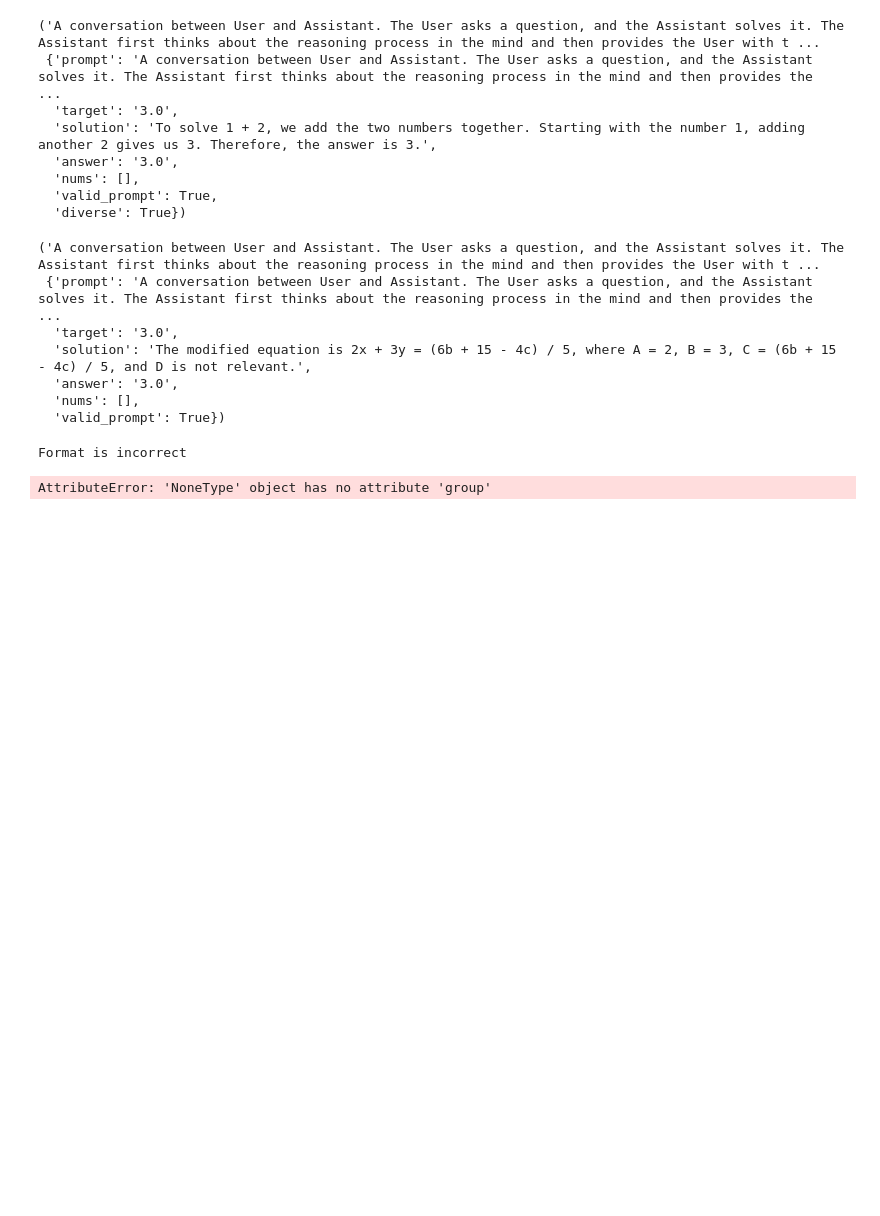
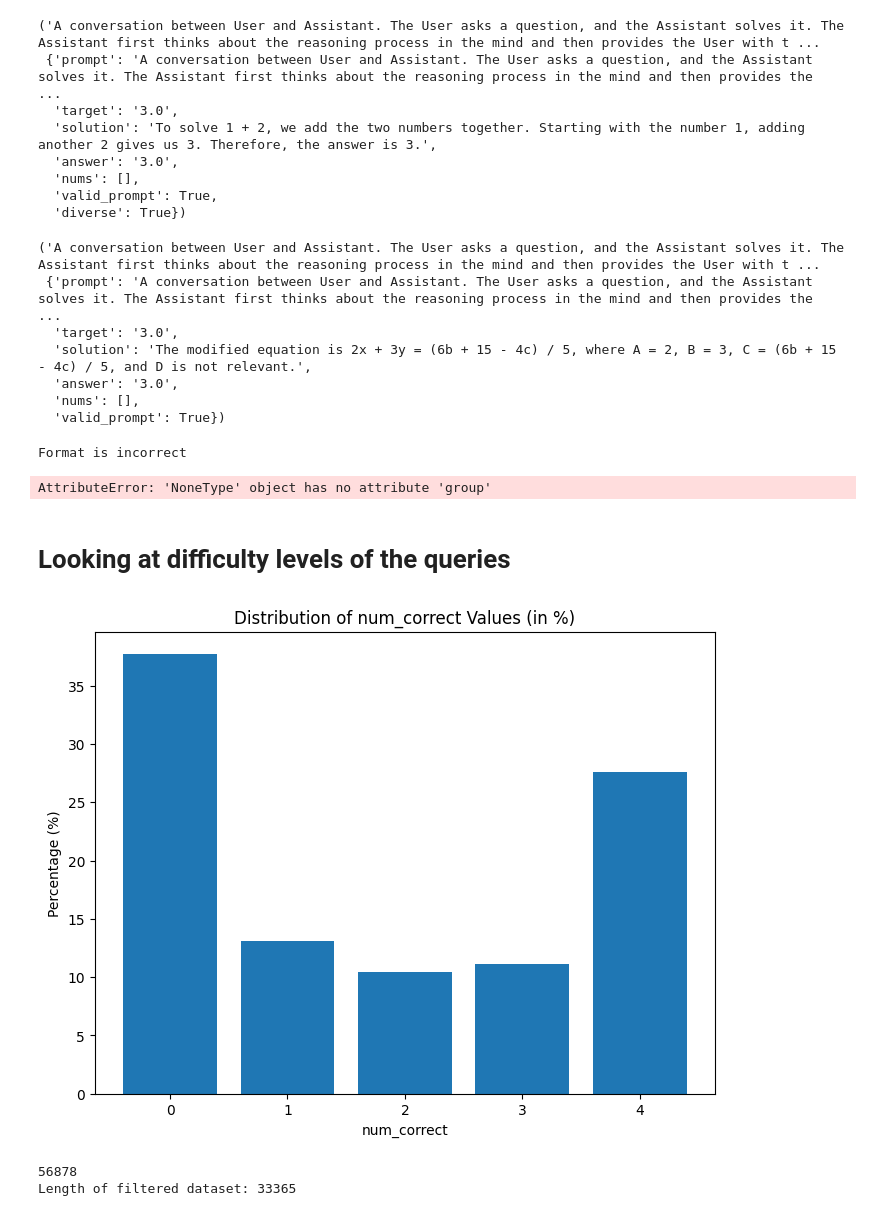
Before and after one commit to KevinH48264/Open-Reasoner-Zero, a Jupyter notebook: experimental/data/inspect.ipynb, the cells around one changed output. Cells and saved outputs as stored; diff of their text form; code cells hidden in the pictures; blank space fills up the shorter version.

```diff
--- a/experimental/data/inspect.ipynb
+++ b/experimental/data/inspect.ipynb
@@ -560,3 +560,82 @@ print(f"Extracted answer: {answer}")
 # %% [output]
 Format is incorrect
 AttributeError: 'NoneType' object has no attribute 'group'
+# %% [markdown]
+# Looking at difficulty levels of the queries
+# %%
+import json
+from collections import Counter
+import matplotlib.pyplot as plt
+
+# Specify the file path
+file_path = '/data/users/kevihuang/projects/Open-Reasoner-Zero/data/orz_math_57k_collected_w_num_correct.json'
+
+# Load the JSON data from the file
+with open(file_path, 'r') as f:
+    data = json.load(f)
+
+# Extract num_correct values from each data entry
+num_correct_list = []
+for entry in data:
+    # Each entry is assumed to be a list of dictionaries.
+    for item in entry:
+        if item.get("from") == "assistant" and "num_correct" in item:
+            num_correct_list.append(item["num_correct"])
+            break  # Stop after finding the first assistant item in this entry
+
+# Compute the frequency distribution using Counter
+distribution = Counter(num_correct_list)
+
+# Calculate total count to convert frequencies to percentages
+total = len(num_correct_list)
+
+# Ensure that all values from 0 to 4 are present in the distribution (set missing keys to 0)
+num_correct_range = list(range(5))
+freq_values = [distribution.get(i, 0) for i in num_correct_range]
+
+# Convert frequencies to percentages
+percent_values = [(freq / total) * 100 for freq in freq_values]
+
+# Visualize the distribution as percentages
+plt.figure(figsize=(8, 6))
+plt.bar(num_correct_range, percent_values, tick_label=num_correct_range)
+plt.xlabel("num_correct")
+plt.ylabel("Percentage (%)")
+plt.title("Distribution of num_correct Values (in %)")
+plt.show()
+# %% [output]
+[figure, added]
+# %%
+# Save the easiest 50% of questions
+
+import json
+
+# Define file paths for input and output
+input_file = '/data/users/kevihuang/projects/Open-Reasoner-Zero/data/orz_math_57k_collected_w_num_correct.json'
+output_file = '/data/users/kevihuang/projects/Open-Reasoner-Zero/data/orz_math_57k_collected_w_num_correct_easiest_half.json'
+
+# Load the original dataset
+with open(input_file, 'r') as f:
+    data = json.load(f)
+print(len(data))
+
+# Filter entries: for each entry (assumed to be a list of dictionaries),
+# include it only if the first assistant item with "num_correct" has a value
+# not equal to 0 or 1.
+filtered_data = []
+for entry in data:
+    for item in entry:
+        if "num_correct" in item:
+            if item["num_correct"] not in [0, 1]:
+                filtered_data.append(entry)
+            break  # Stop after processing the first assistant item
+
+# Save the filtered dataset to the new file
+with open(output_file, 'w') as f:
+    json.dump(filtered_data, f, indent=2)
+
+# Print the number of entries in the filtered dataset
+print("Length of filtered dataset:", len(filtered_data))
+# %% [output]
+56878
+Length of filtered dataset: 33365
```
Also changed, not shown: parts of 42 cells of this notebook, 12 other files.
